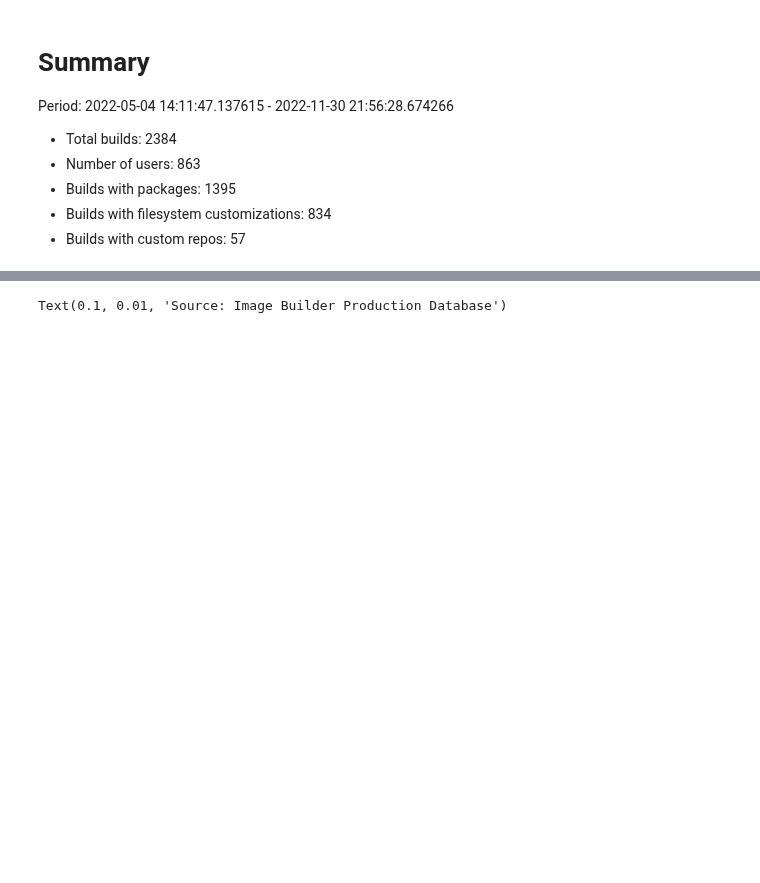
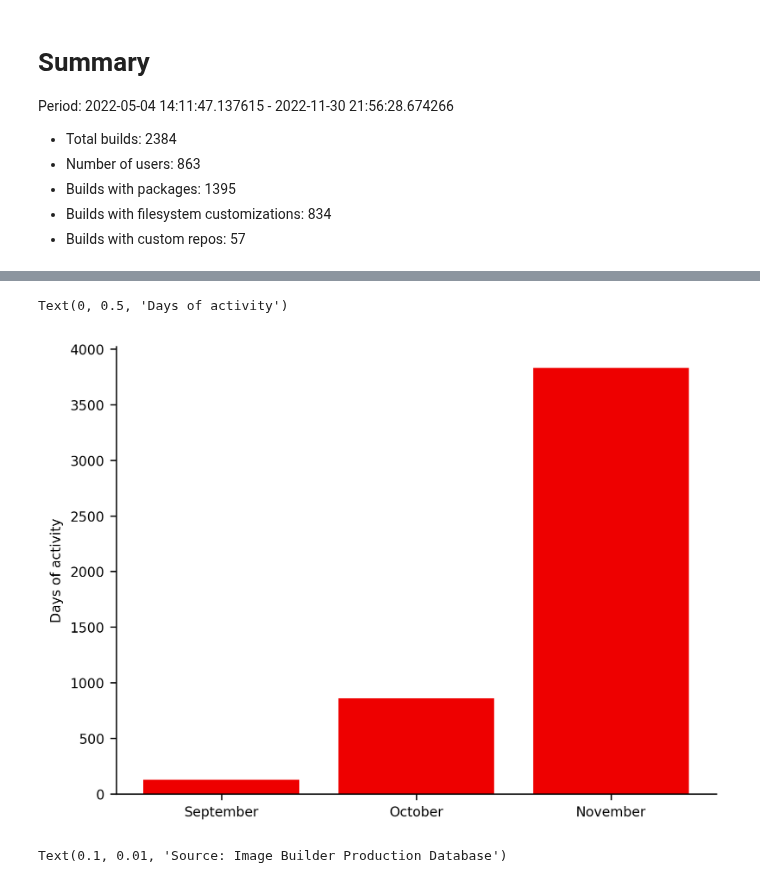
Before and after one commit to osbuild/metrics, a Jupyter notebook: notebooks/Report.ipynb, the cells around one changed output, grey strips where cells are left out. Drawn from its saved outputs; the diff is of its cells as text; code cells hidden in the pictures; blank space fills up the shorter version.

```diff
--- a/notebooks/Report.ipynb
+++ b/notebooks/Report.ipynb
@@ -39,14 +47,22 @@ Read 7872 records
 ga_date = datetime(2022, 5, 4)
 ga_idxs = builds["created_at"] >= ga_date
 builds = builds.loc[ga_idxs]
-mdprint(f"Using {len(builds)} records (since GA)")
 
 # filtering: remove builds of incomplete (current) month
 now = datetime.now()
 month_start = datetime(year=now.year, month=now.month, day=1)
 builds = builds.loc[builds["created_at"] < month_start]
+mdprint(f"Builds: Using {len(builds)} records (since GA to start of month)")
+subscriptions = subscriptions.loc[subscriptions["created"] < month_start]
+mdprint(f"Subscriptions: Using {len(subscriptions)} records (since GA to start of month)")
 
 # filtering: remove internal users
-builds = ib.data.filter_users(builds, users, user_filter)
-mdprint(f"Using {len(builds)} records (after filtering)")
+builds = ib.data.filter_orgs(builds, filter_ids)
+mdprint(f"Builds: Using {len(builds)} records (after filtering)")
+subscriptions = ib.data.filter_orgs(subscriptions, filter_ids)
+mdprint(f"Subscriptions: Using {len(subscriptions)} records (after filtering)")
+
+# filtering: only consider cloudapi-v2 builds from subscriptions
+subscriptions = subscriptions.loc[subscriptions["element"] == "cloudapi-v2"]
+mdprint(f"Subscriptions: Using {len(subscriptions)} records (after filtering for cloudapi-v2)")
 # %% [output]
@@ -69,3 +118,40 @@ Period: 2022-05-04 14:11:47.137615 - 2022-11-30 21:56:28.674266
+# %%
+# Figure out runtime per month
+td = np.timedelta64(0)
+
+import matplotlib
+matplotlib.rcParams["figure.dpi"] = 300
+matplotlib.rcParams["font.size"] = 8
+
+# start at the month-start of the first record
+start = subscriptions["created"].values.min().astype("datetime64[M]")  # truncate to month
+end = np.datetime64(str(month_start)).astype("datetime64[M]")  # convert and truncate
+
+months = []
+durations = []
+for mstart in np.arange(start, end):
+    mstop = mstart + 1
+
+    # clip created to month
+    created = subscriptions["created"].astype("datetime64[s]")
+    created = created.clip(mstart, mstop)
+
+    # clip lastcheckin to month
+    lastcheckin = subscriptions["lastcheckin"].astype("datetime64[s]")
+    lastcheckin = lastcheckin.clip(mstart, mstop)
+
+    duration = np.sum(lastcheckin - created)
+    if duration.total_seconds() == 0:
+        continue
+    monthname = datetime.strptime(f"{mstart}", "%Y-%m").strftime("%B")
+    months.append(monthname)
+    durations.append(duration.total_seconds())
+
+plt.bar(months, np.array(durations)/3600/24)
+plt.ylabel("Days of activity")
+# %% [output]
+Text(0, 0.5, 'Days of activity')
+[figure, added]
 # %%
 # why doesn't it take from matplotlibrc?
 matplotlib.rcParams["figure.dpi"] = 300
```
Also changed, not shown: parts of 3 cells of this notebook.
